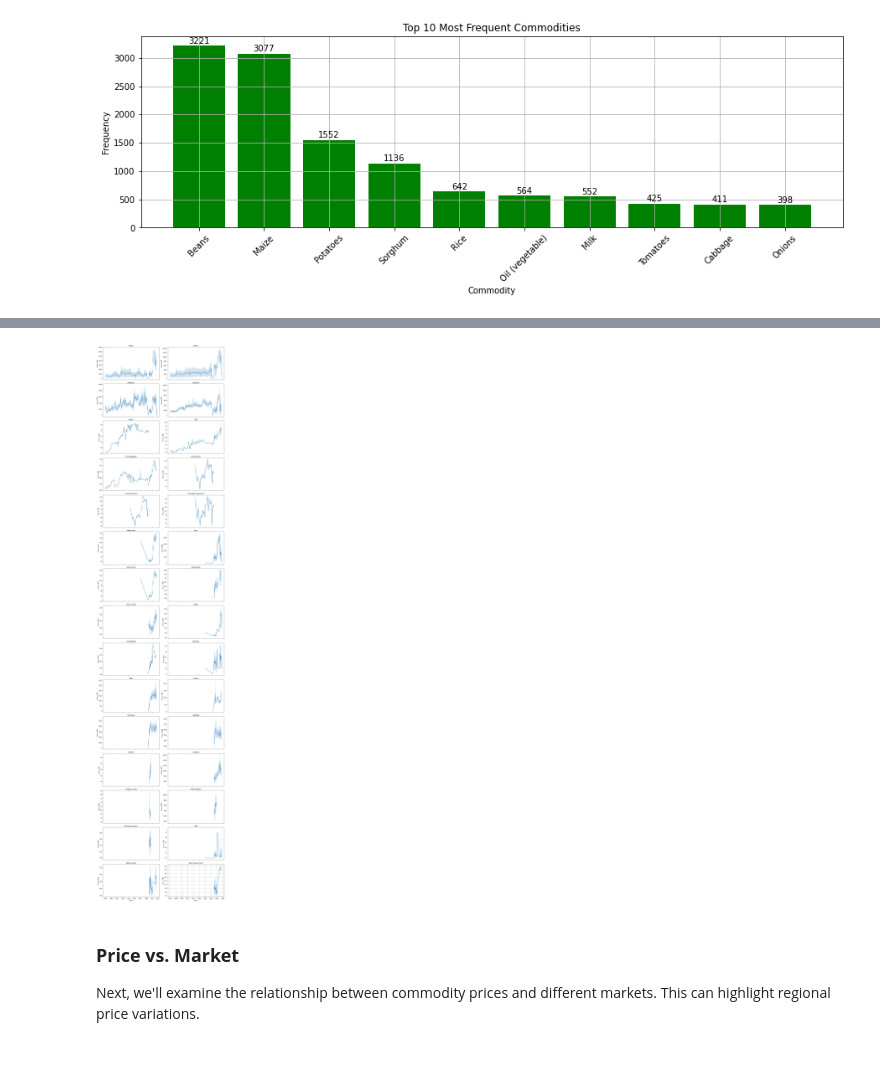
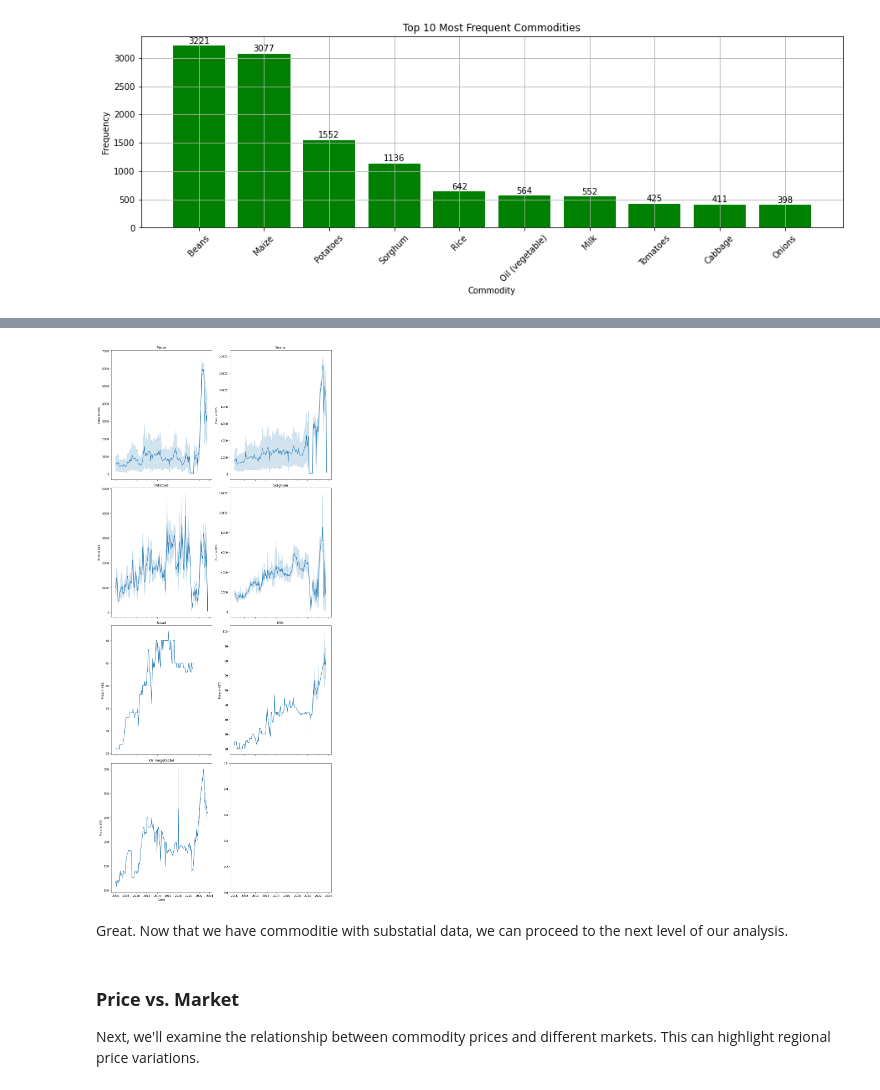
Before and after one commit to Mwenda-Mugambi/Commodity_Price_Forecasting, a Jupyter notebook: Notebook.ipynb, the cells around one changed output, grey strips where cells are left out. Drawn from its saved outputs; the diff is of its cells as text; code cells hidden in the pictures; blank space fills up the shorter version.

Commit message:
dropped commodities with less price data

```diff
--- a/Notebook.ipynb
+++ b/Notebook.ipynb
@@ -108,6 +108,9 @@ Index(['date', 'admin1', 'admin2', 'market', 'latitude', 'longitude',
 - <code><b> (currency):</b></code>, The currency in which the price is given.
 - <code><b> (price): </b></code>, The price of the commodity in Kenyan Shillings.
 - <code><b> (usdprice): </b></code>,  The price converted to US Dollars.
+# %%
+# Renaming the 'admin1' and 'admin2' columns to more understandable names
+data = data.rename(columns={'admin1': 'region', 'admin2': 'district'})
 # %%
 # Displaying general information about the dataset
 # to confirm if the datatypes in the description match the expected entries in our dataset
@@ -398,0 +436,10 @@ plt.show()
+# %%
+# Filtering data to include only commodities with records starting from 2006 or earlier
+commodities_since_2006 = data[data.index.year <= 2006]['commodity'].unique()
+
+# Now filtering main dataframe to include only these commodities
+filtered_data = data[data['commodity'].isin(commodities_since_2006)]
+
+# After filtering we check the unique commodities and their counts again
+filtered_commodity_counts = filtered_data['commodity'].value_counts()
+filtered_commodity_counts
@@ -399,25 +455,30 @@ plt.show()
 # %%
-# List of all unique commodities - update this with your actual commodity list
-commodities = data['commodity'].unique()
+# Get the list of unique commodities after filtering
+commodities = filtered_data['commodity'].unique()
 
-# Set up the matplotlib figure - adjust the size as needed
-fig, axes = plt.subplots(nrows=len(commodities)//2, ncols=2, figsize=(14, 4*len(commodities)//2), sharex=True)
+# Calculate the number of rows for the subplots
+num_rows = len(commodities) // 2 + (len(commodities) % 2)
+
+# Set up the matplotlib figure
+fig, axes = plt.subplots(nrows=num_rows, ncols=2, figsize=(12, 7 * num_rows), sharex=True)
 
 # Flatten the axes array for easy iteration
 axes = axes.flatten()
 
 # Plot each commodity's price over time in a subplot
 for i, commodity in enumerate(commodities):
-    sns.lineplot(data=data[data['commodity'] == commodity], x='date', y='price', ax=axes[i])
+    sns.lineplot(data=filtered_data[filtered_data['commodity'] == commodity]['price'], ax=axes[i])
     axes[i].set_title(commodity)
     axes[i].set_ylabel('Price in KES')
     axes[i].set_xlabel('Date')
 
-# Adjust the layout
+# Adjust the layout and show plot
 plt.tight_layout()
 plt.show()
 # %% [output]
-[figure, old version]
+[figure, new version]
+# %% [markdown]
+Great. Now that we have commoditie with substatial data, we can proceed to the next level of our analysis.
 # %% [markdown]
 ### **Price vs. Market**
 Next, we'll examine the relationship between commodity prices and different markets. This can highlight regional price variations.
```
Also changed, not shown: parts of 8 cells of this notebook, 1 other file.
